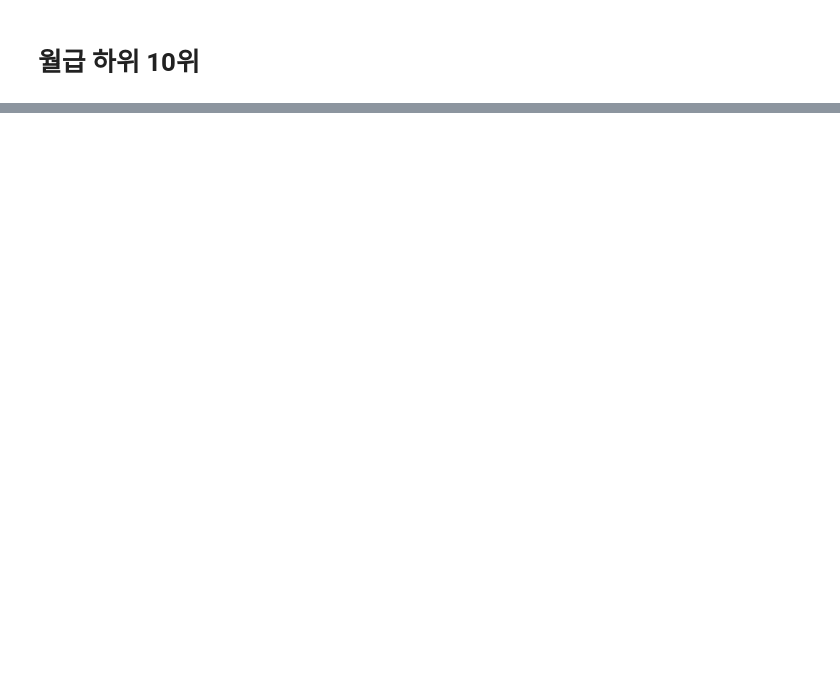
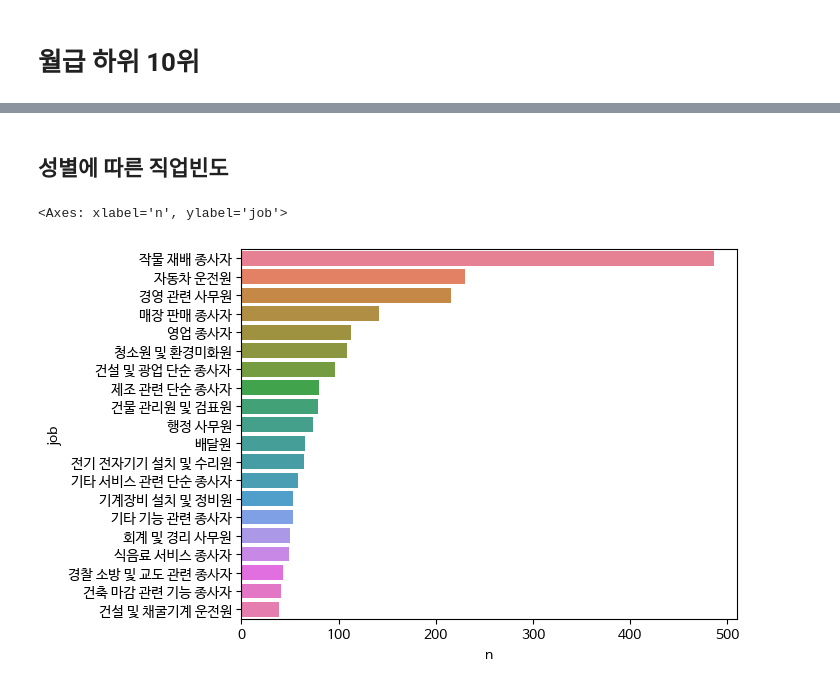
Before and after one commit to brave0duck/easy_python, a Jupyter notebook: z-09.project.ipynb, the cells around one changed output, grey strips where cells are left out. Saved outputs shown, nothing was run; the diff lists cells and outputs as text; code cells hidden in the pictures; blank space fills up the shorter version.

```diff
--- a/z-09.project.ipynb
+++ b/z-09.project.ipynb
@@ -147,0 +163,15 @@ sns.barplot(data=bottom_10, y='job', x='mean_income')
+# %% [markdown]
+## 성별에 따른 직업빈도
+# %%
+plt.rcParams['axes.unicode_minus'] = False
+
+# 남자
+job_male = welfare.dropna(subset=['job']).query('sex == "male"').groupby('job',as_index=False).agg(n=('job','count')).sort_values('n',ascending=False).head(20)
+sns.barplot(data=job_male, x='n', y='job',hue='job')
+
+# 여자
+# job_female = welfare.dropna(subset=['job']).query('sex == "female"').groupby('job',as_index=False).agg(n=('job','count')).sort_values('n',ascending=False).head(20)
+# sns.barplot(data=job_female, x='n', y='job',hue='job')
+# %% [output]
+<Axes: xlabel='n', ylabel='job'>
+[figure, added]
```
Also changed, not shown: parts of 4 cells of this notebook.
